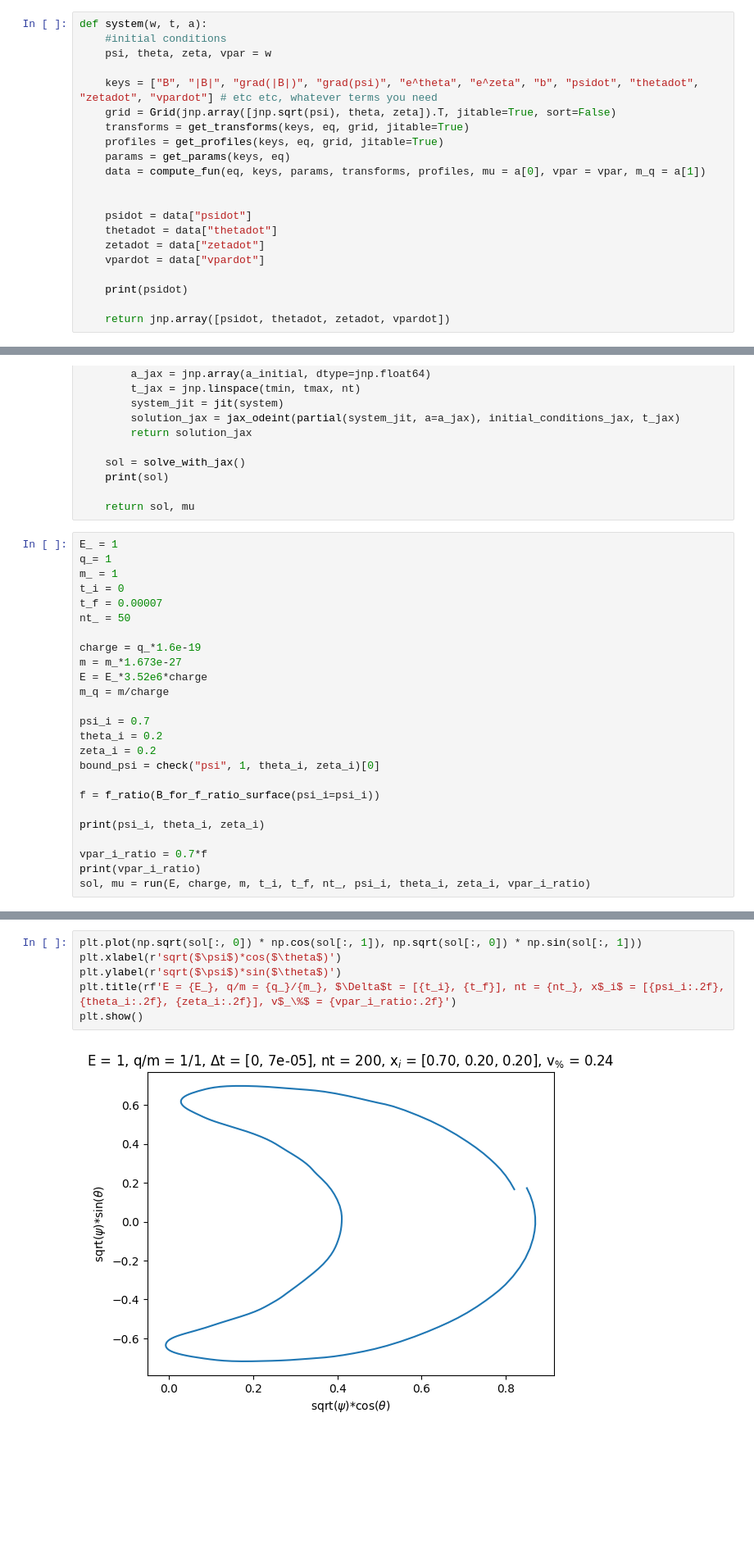
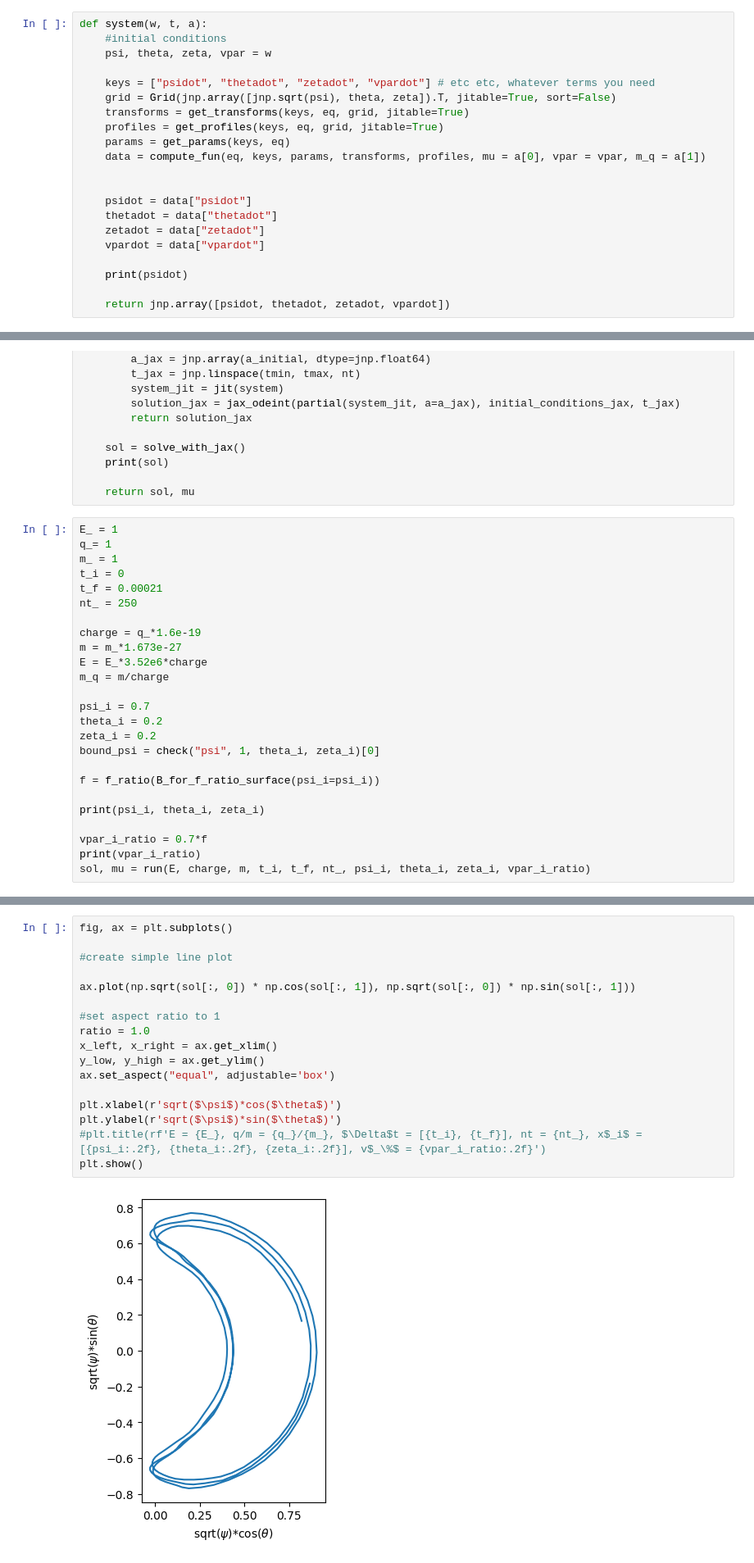
Before and after one commit to joaopedrobiu6/DPS, a Jupyter notebook: desc/tracer_desc.ipynb, the cells around one changed output, grey strips where cells are left out. Shown at 82% size. Drawn from its saved outputs; the diff is of its cells as text; blank space fills up the shorter version.

```diff
--- a/desc/tracer_desc.ipynb
+++ b/desc/tracer_desc.ipynb
@@ -83,7 +67,7 @@ def system(w, t, a):
     #initial conditions
     psi, theta, zeta, vpar = w
 
-    keys = ["B", "|B|", "grad(|B|)", "grad(psi)", "e^theta", "e^zeta", "b", "psidot", "thetadot", "zetadot", "vpardot"] # etc etc, whatever terms you need
+    keys = ["psidot", "thetadot", "zetadot", "vpardot"] # etc etc, whatever terms you need
     grid = Grid(jnp.array([jnp.sqrt(psi), theta, zeta]).T, jitable=True, sort=False)
     transforms = get_transforms(keys, eq, grid, jitable=True)
     profiles = get_profiles(keys, eq, grid, jitable=True)
@@ -133,8 +117,8 @@ E_ = 1
 q_= 1
 m_ = 1
 t_i = 0
-t_f = 0.00007
-nt_ = 50
+t_f = 0.00021
+nt_ = 250
 
 charge = q_*1.6e-19
 m = m_*1.673e-27
@@ -186,11 +171,22 @@ Traced<ShapedArray(float64[1])>with<DynamicJaxprTrace(level=2/0)>
 # %%
-plt.plot(np.sqrt(sol[:, 0]) * np.cos(sol[:, 1]), np.sqrt(sol[:, 0]) * np.sin(sol[:, 1]))
+fig, ax = plt.subplots()
+
+#create simple line plot
+
+ax.plot(np.sqrt(sol[:, 0]) * np.cos(sol[:, 1]), np.sqrt(sol[:, 0]) * np.sin(sol[:, 1]))
+
+#set aspect ratio to 1
+ratio = 1.0
+x_left, x_right = ax.get_xlim()
+y_low, y_high = ax.get_ylim()
+ax.set_aspect("equal", adjustable='box')
+
 plt.xlabel(r'sqrt($\psi$)*cos($\theta$)')
 plt.ylabel(r'sqrt($\psi$)*sin($\theta$)')
-plt.title(rf'E = {E_}, q/m = {q_}/{m_}, $\Delta$t = [{t_i}, {t_f}], nt = {nt_}, x$_i$ = [{psi_i:.2f}, {theta_i:.2f}, {zeta_i:.2f}], v$_\%$ = {vpar_i_ratio:.2f}')
+#plt.title(rf'E = {E_}, q/m = {q_}/{m_}, $\Delta$t = [{t_i}, {t_f}], nt = {nt_}, x$_i$ = [{psi_i:.2f}, {theta_i:.2f}, {zeta_i:.2f}], v$_\%$ = {vpar_i_ratio:.2f}')
 plt.show()
 # %% [output]
-[figure, old version]
+[figure, new version]
 # %%
 t = np.linspace(t_i, t_f, nt_)
 fig, axs = plt.subplots(2, 2)
```
Also changed, not shown: parts of 5 cells of this notebook, 4 other files.
